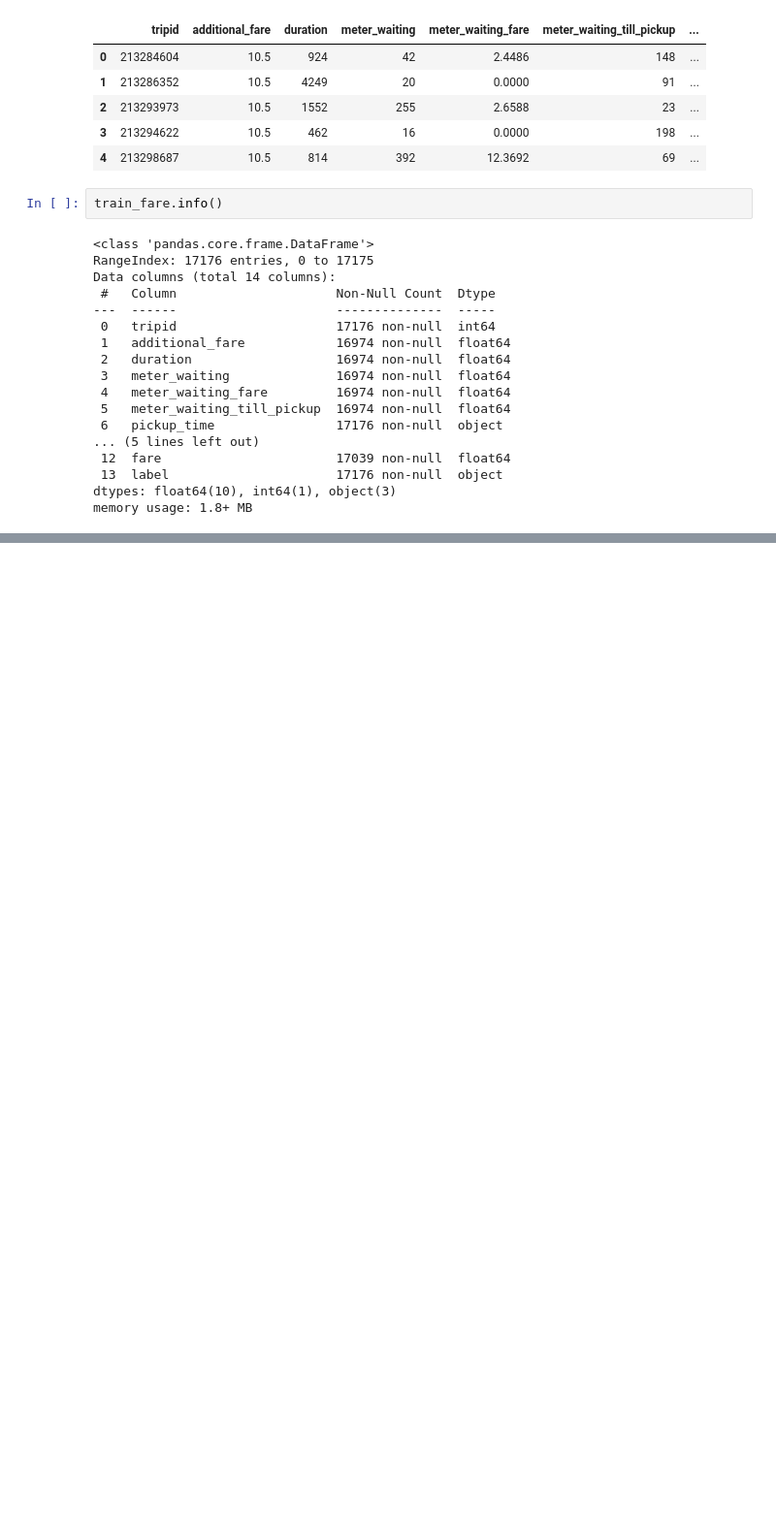
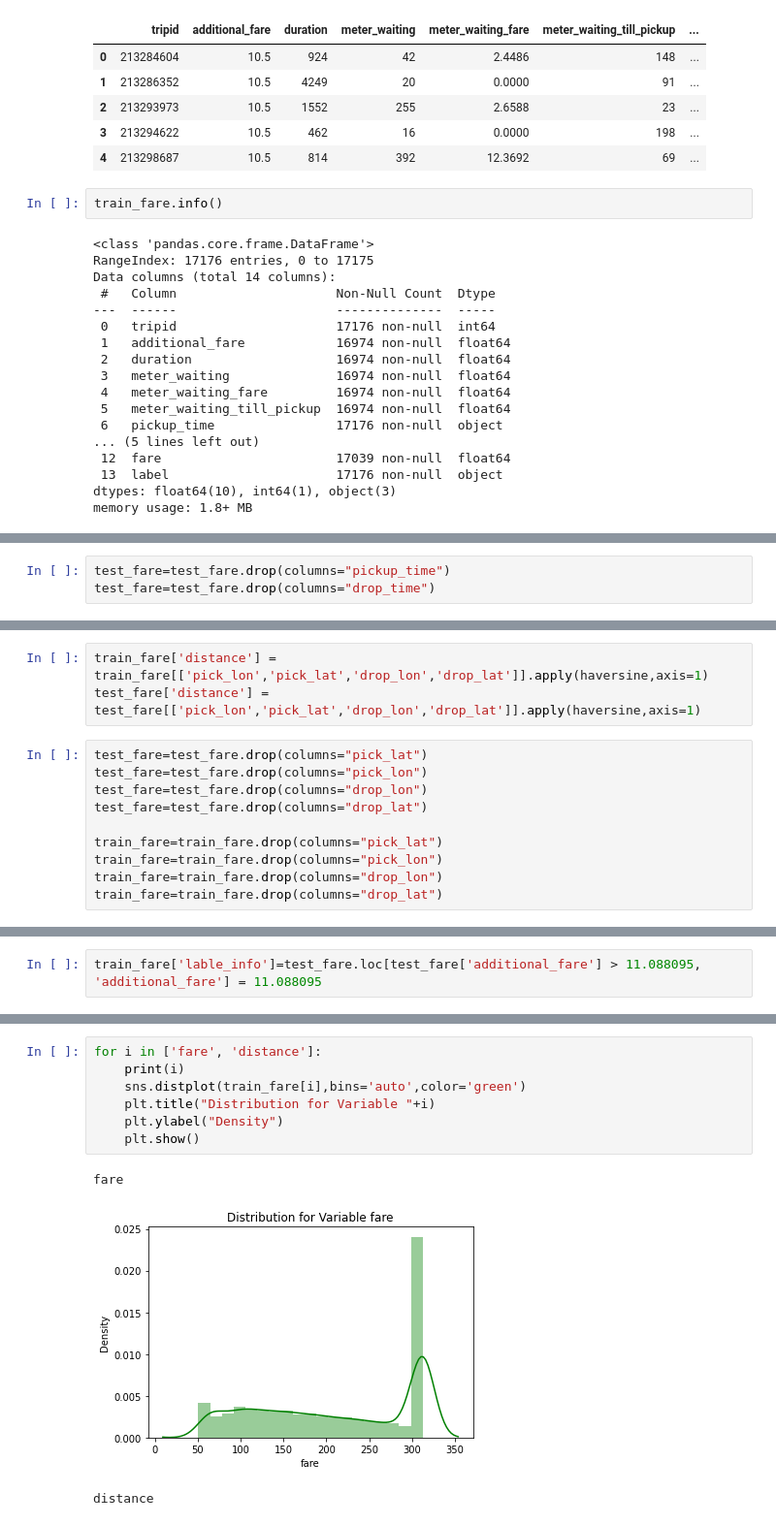
Before and after one commit to bawantha/ride_fare, a Jupyter notebook: RideFarePrediction.ipynb, the cells around one changed output, grey strips where cells are left out. Shown: that part at 97% size. Cells and saved outputs as stored; diff of their text form; blank space fills up the shorter version.

```diff
--- a/RideFarePrediction.ipynb
+++ b/RideFarePrediction.ipynb
@@ -68,0 +501,3 @@ memory usage: 1.8+ MB
+# %%
+test_fare=test_fare.drop(columns="pickup_time")
+test_fare=test_fare.drop(columns="drop_time")
@@ -68,0 +533,13 @@ memory usage: 1.8+ MB
+# %%
+train_fare['distance'] = train_fare[['pick_lon','pick_lat','drop_lon','drop_lat']].apply(haversine,axis=1)
+test_fare['distance'] = test_fare[['pick_lon','pick_lat','drop_lon','drop_lat']].apply(haversine,axis=1)
+# %%
+test_fare=test_fare.drop(columns="pick_lat")
+test_fare=test_fare.drop(columns="pick_lon")
+test_fare=test_fare.drop(columns="drop_lon")
+test_fare=test_fare.drop(columns="drop_lat")
+
+train_fare=train_fare.drop(columns="pick_lat")
+train_fare=train_fare.drop(columns="pick_lon")
+train_fare=train_fare.drop(columns="drop_lon")
+train_fare=train_fare.drop(columns="drop_lat")
@@ -68,0 +567,2 @@ memory usage: 1.8+ MB
+# %%
+train_fare['lable_info']=test_fare.loc[test_fare['additional_fare'] > 11.088095, 'additional_fare'] = 11.088095
@@ -68,0 +602,11 @@ memory usage: 1.8+ MB
+# %%
+for i in ['fare', 'distance']:
+    print(i)
+    sns.distplot(train_fare[i],bins='auto',color='green')
+    plt.title("Distribution for Variable "+i)
+    plt.ylabel("Density")
+    plt.show()
+# %% [output]
+fare
+[figure, added]
+distance
```
Also changed, not shown: parts of 70 cells of this notebook.
